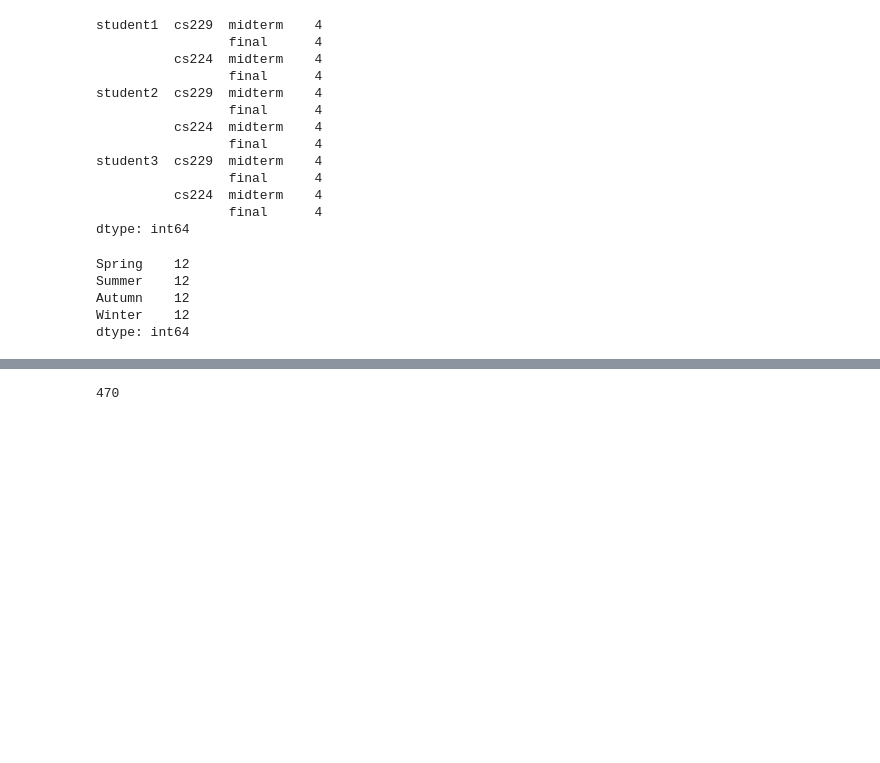
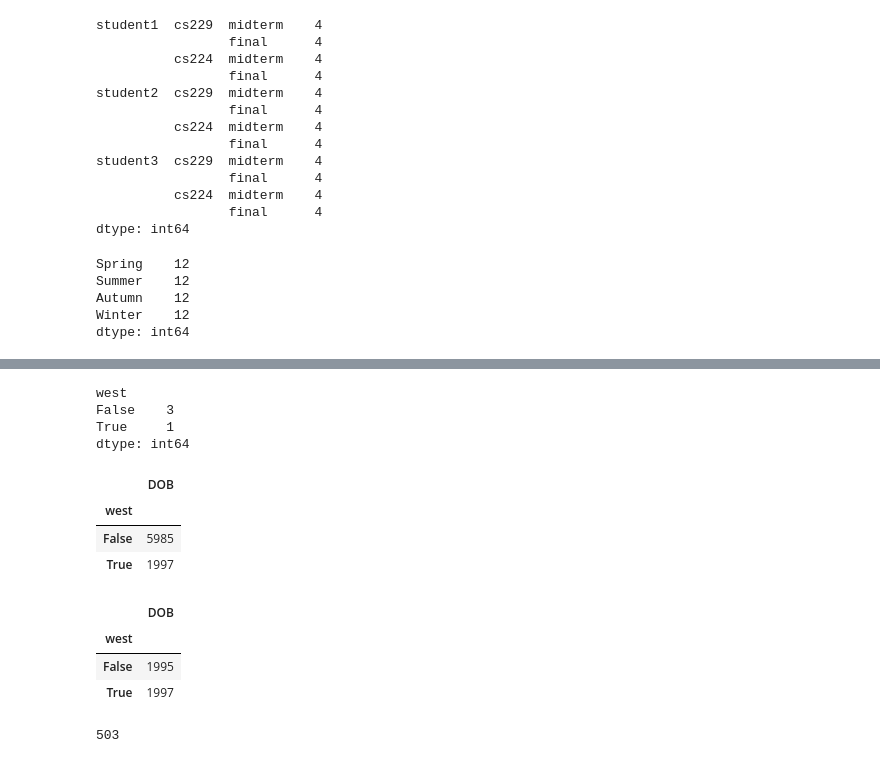
Before and after one commit to shanjiang1994/The_complete_guide_in_Python_for_DA-DS, a Jupyter notebook: 7.Pandas.ipynb, the cells around one changed output, grey strips where cells are left out. Saved outputs shown, nothing was run; the diff lists cells and outputs as text; code cells hidden in the pictures; blank space fills up the shorter version.

```diff
--- a/7.Pandas.ipynb
+++ b/7.Pandas.ipynb
@@ -1573,4 +1639,21 @@ dtype: int64
+# %%
+d.size()
+d.sum()
+d.mean()
+# %% [output]
+west
+False    3
+True     1
+dtype: int64
+|  | DOB |
+| west |  |
+| False | 5985 |
+| True | 1997 |
+|  | DOB |
+| west |  |
+| False | 1995 |
+| True | 1997 |
 # %%
-135+33+302
+135+33+335
 # %% [output]
-470
+503
```
Also changed, not shown: parts of 5 cells of this notebook.
